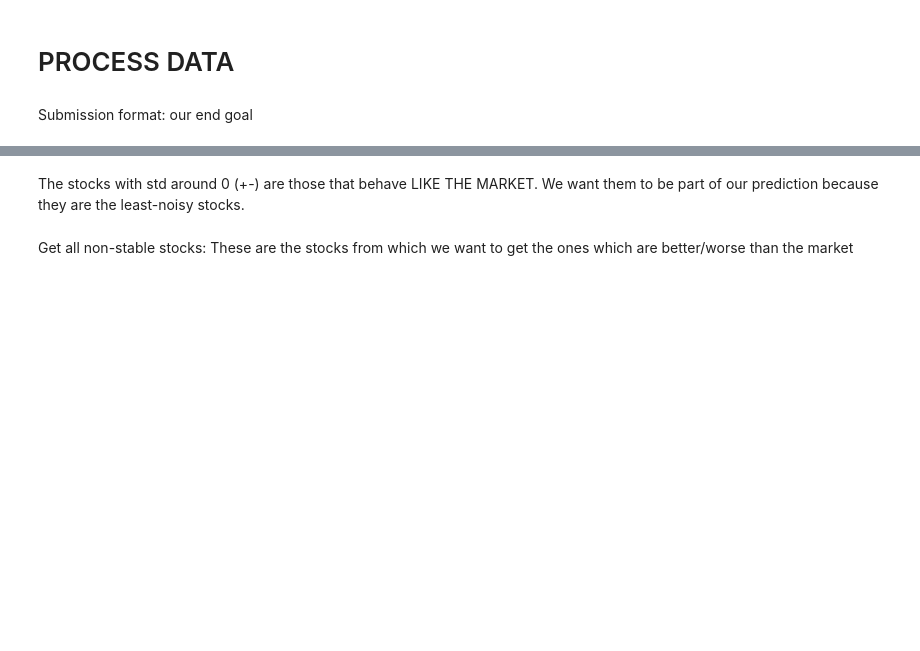
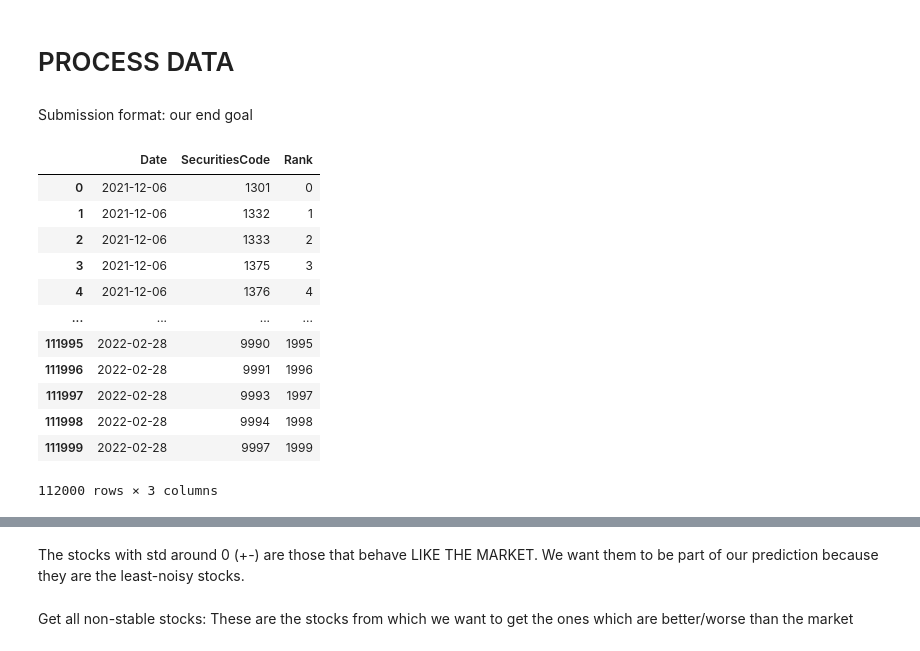
Before and after one commit to ofirnesher-nemodata/jpx-tokyo-stock-exchange-prediction, a Jupyter notebook: submission-21-06-22.ipynb, the cells around one changed output, grey strips where cells are left out. Drawn from its saved outputs; the diff is of its cells as text; code cells hidden in the pictures; blank space fills up the shorter version.

Commit message:
added latest submission

```diff
--- a/submission-21-06-22.ipynb
+++ b/submission-21-06-22.ipynb
@@ -25,7 +37,21 @@ DAYS_PERIODS = [10, 21, 63]
 # %% [markdown]
 Submission format: our end goal
 # %%
-sample_submission = pd.read_csv(r'/kaggle/input/jpx-tokyo-stock-exchange-prediction/example_test_files/sample_submission.csv')
-# sample_submission
+sample_submission = pd.read_csv(r'kaggle/input/jpx-tokyo-stock-exchange-prediction/example_test_files/sample_submission.csv')
+sample_submission
+# %% [output]
+|  | Date | SecuritiesCode | Rank |
+| 0 | 2021-12-06 | 1301 | 0 |
+| 1 | 2021-12-06 | 1332 | 1 |
+| 2 | 2021-12-06 | 1333 | 2 |
+| 3 | 2021-12-06 | 1375 | 3 |
+| 4 | 2021-12-06 | 1376 | 4 |
+| ... | ... | ... | ... |
+| 111995 | 2022-02-28 | 9990 | 1995 |
+| 111996 | 2022-02-28 | 9991 | 1996 |
+| 111997 | 2022-02-28 | 9993 | 1997 |
+| 111998 | 2022-02-28 | 9994 | 1998 |
+| 111999 | 2022-02-28 | 9997 | 1999 |
+112000 rows × 3 columns
 # %%
 stock_prices = pd.read_csv(f'{TRAIN_FILES_PATH}/stock_prices.csv')
```
Also changed, not shown: parts of 28 cells of this notebook.
